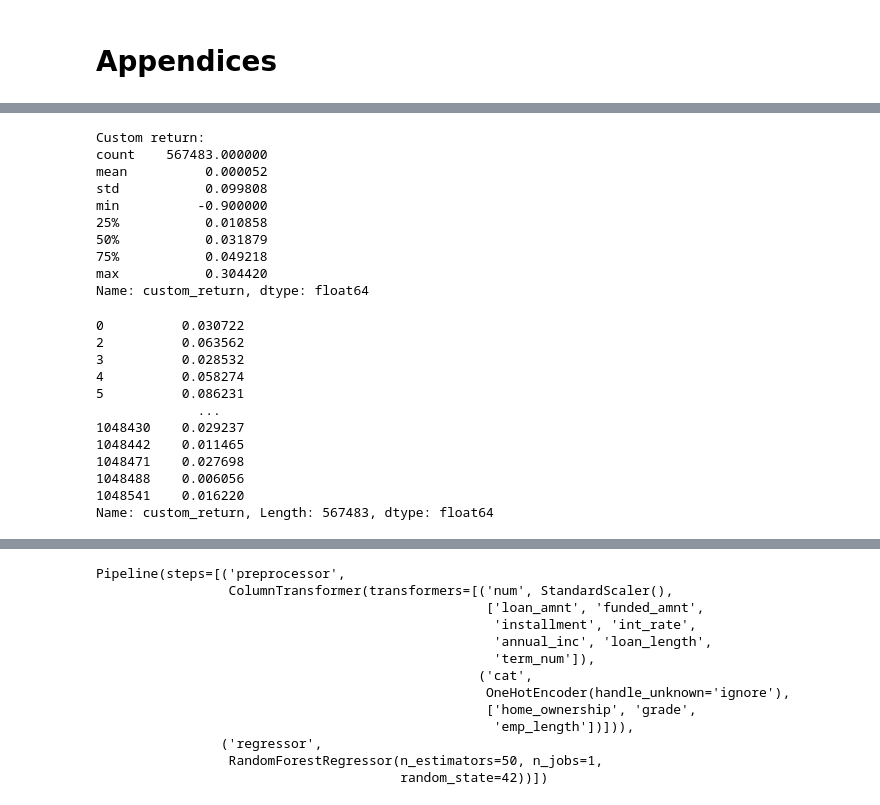
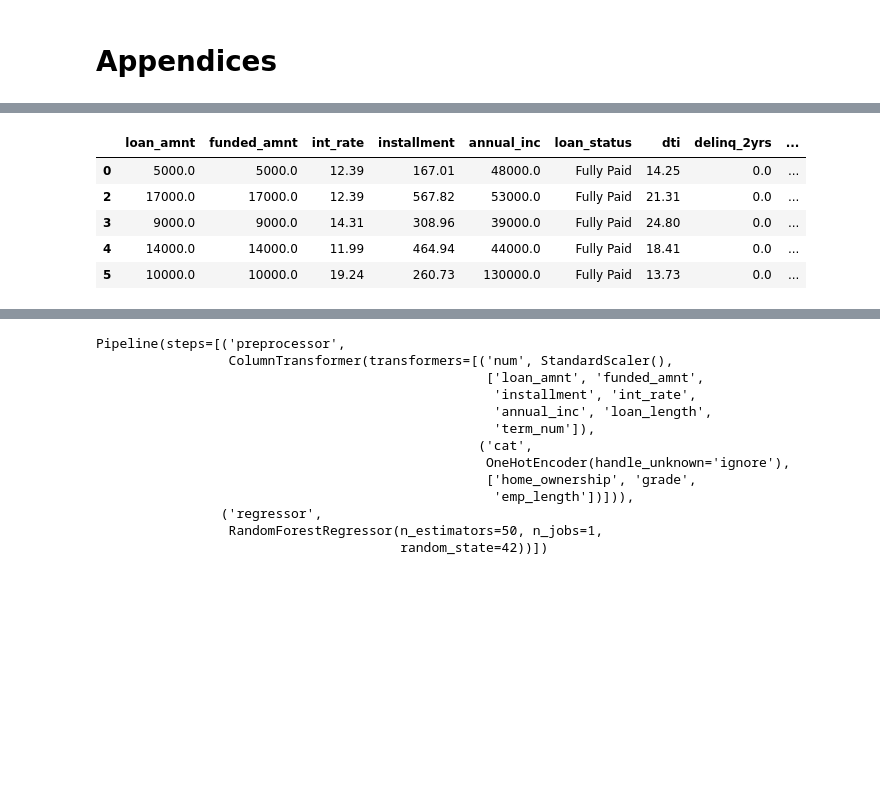
Before and after one commit to imanzaf/ifte0002-coursework, a Jupyter notebook: CW2_2025 (1).ipynb, the cells around one changed output, grey strips where cells are left out. Cells and saved outputs as stored; diff of their text form; code cells hidden in the pictures; blank space fills up the shorter version.

```diff
--- a/CW2_2025 (1).ipynb
+++ b/CW2_2025 (1).ipynb
@@ -219,7 +105,0 @@ Correlated features:
-# %%
-# remove columns with more than 50% missing values
-missing_threshold = 0.5
-missing_columns = data.isnull().mean()
-columns_to_remove = missing_columns[missing_columns > missing_threshold].index
-data = data.drop(columns=columns_to_remove)
-data.columns
@@ -338,40 +105,0 @@ print(data_encoded.columns)
-# %%
-# Dropping previous return metric columns
-data = data.drop(columns=['term','ret_PESS','ret_OPT','ret_INTa', 'ret_INTb','ret_INTc','id','last_pymnt_d'])
-
-# Drop missing value columns
-data = data.dropna(subset=['emp_length'])
-# %%
-# Define Return definition
-
-# 1. Estimate the implied constant monthly rate:
-data['monthly_rate'] = ((data['total_pymnt'] + data['recoveries']) / data['loan_amnt']) ** (1 / data['term_num']) - 1
-
-# Annualise that monethly rate:
-data['custom_return'] = (1 + data['monthly_rate']) ** 12 - 1
-print("Custom return:")
-print(data['custom_return'].describe())
-data['custom_return']
-# %% [output]
-Custom return:
-count    567483.000000
-mean          0.000052
-std           0.099808
-min          -0.900000
-25%           0.010858
-50%           0.031879
-75%           0.049218
-max           0.304420
-Name: custom_return, dtype: float64
-0          0.030722
-2          0.063562
-3          0.028532
-4          0.058274
-5          0.086231
-             ...
-1048430    0.029237
-1048442    0.011465
-1048471    0.027698
-1048488    0.006056
-1048541    0.016220
-Name: custom_return, Length: 567483, dtype: float64
@@ -403,0 +106,11 @@ rf = RandomForestRegressor(n_estimators=50, random_state=42, n_jobs=1)
+# %%
+pd.set_option('display.max_columns', None)
+data.head()
+df.head()
+# %% [output]
+|  | loan_amnt | funded_amnt | int_rate | installment | annual_inc | loan_status | dti | delinq_2yrs | ... |
+| 0 | 5000.0 | 5000.0 | 12.39 | 167.01 | 48000.0 | Fully Paid | 14.25 | 0.0 | ... |
+| 2 | 17000.0 | 17000.0 | 12.39 | 567.82 | 53000.0 | Fully Paid | 21.31 | 0.0 | ... |
+| 3 | 9000.0 | 9000.0 | 14.31 | 308.96 | 39000.0 | Fully Paid | 24.80 | 0.0 | ... |
+| 4 | 14000.0 | 14000.0 | 11.99 | 464.94 | 44000.0 | Fully Paid | 18.41 | 0.0 | ... |
+| 5 | 10000.0 | 10000.0 | 19.24 | 260.73 | 130000.0 | Fully Paid | 13.73 | 0.0 | ... |
```
Also changed, not shown: parts of 63 cells of this notebook.
